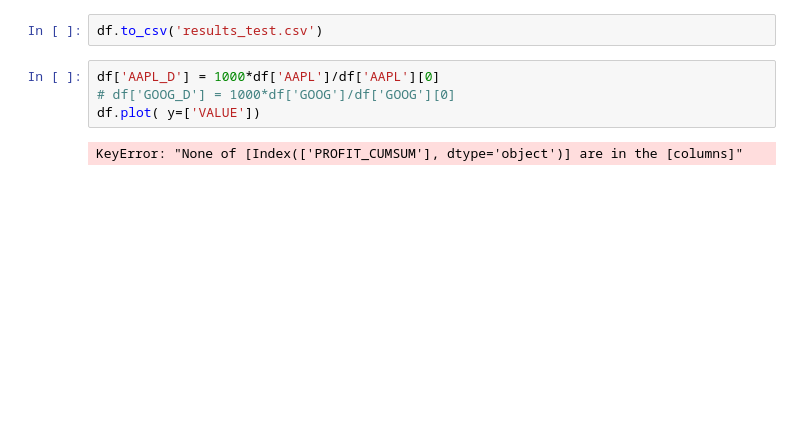
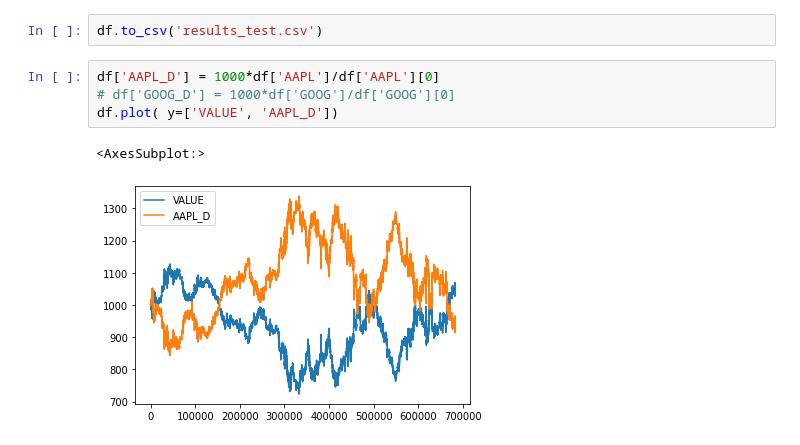
Before and after one commit to QFinUWA/algo-backtester, a Jupyter notebook: res.ipynb, the cells around one changed output. Cells and saved outputs as stored; diff of their text form; blank space fills up the shorter version.

```diff
--- a/res.ipynb
+++ b/res.ipynb
@@ -36,6 +38,7 @@ df.to_csv('results_test.csv')
 # %%
 df['AAPL_D'] = 1000*df['AAPL']/df['AAPL'][0]
 # df['GOOG_D'] = 1000*df['GOOG']/df['GOOG'][0]
-df.plot( y=['VALUE'])
+df.plot( y=['VALUE', 'AAPL_D'])
 # %% [output]
-KeyError: "None of [Index(['PROFIT_CUMSUM'], dtype='object')] are in the [columns]"
+<AxesSubplot:>
+[figure, added]
```
Also changed, not shown: parts of 5 cells of this notebook, 3 other files.
